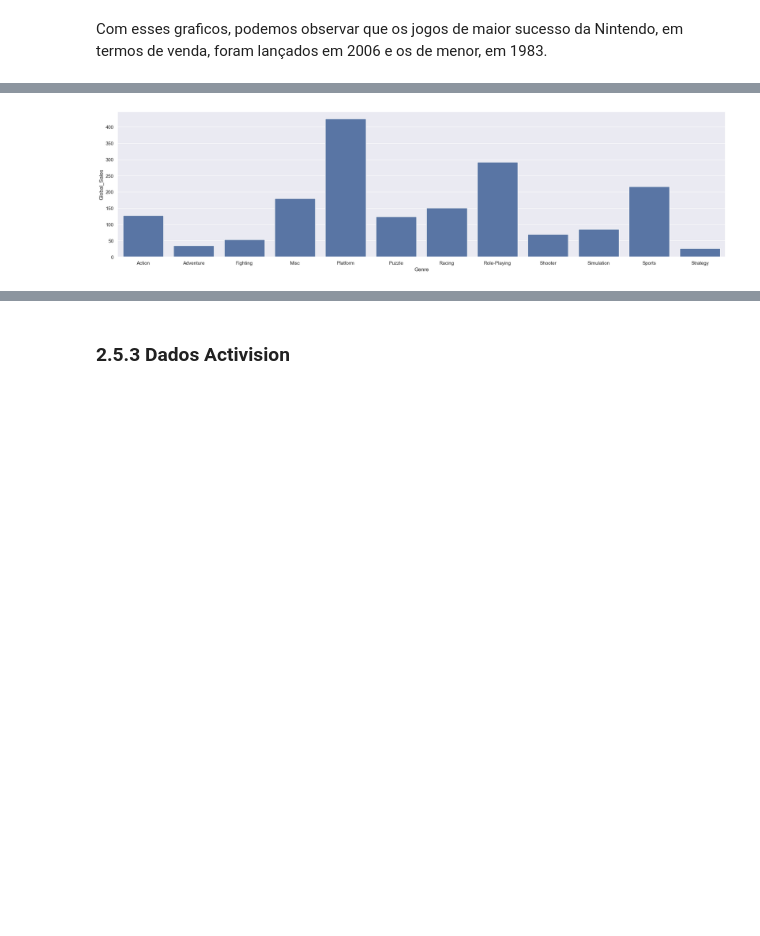
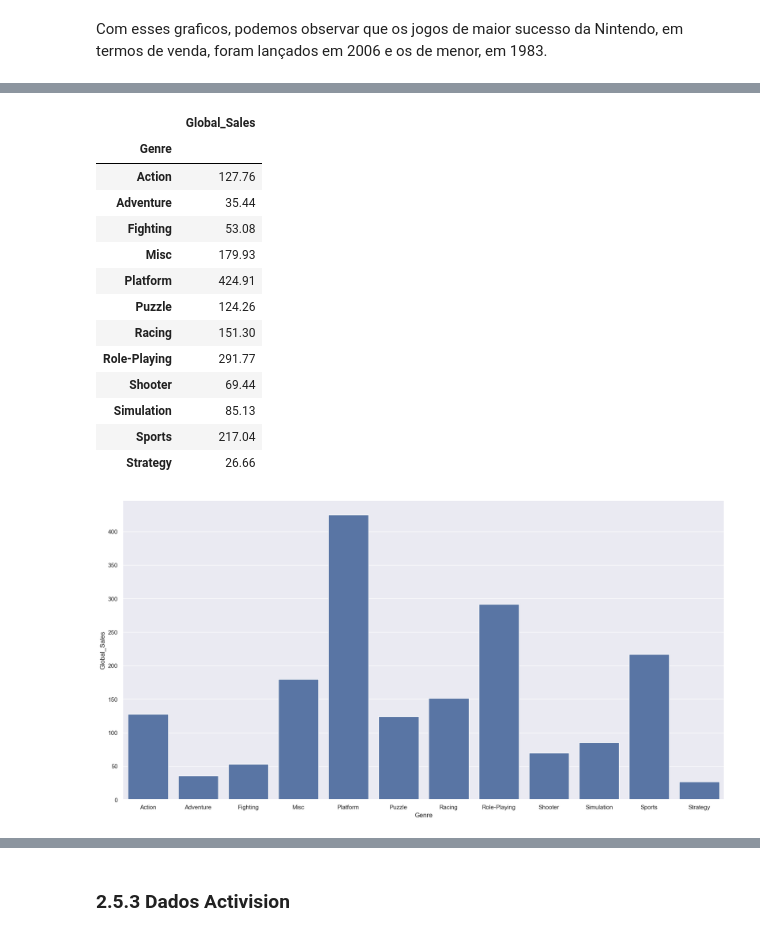
Before and after one commit to PedroMiguelCecato/ICD_Project, a Jupyter notebook: Presentatio.ipynb, the cells around one changed output, grey strips where cells are left out. Saved outputs shown, nothing was run; the diff lists cells and outputs as text; code cells hidden in the pictures; blank space fills up the shorter version.

```diff
--- a/Presentatio.ipynb
+++ b/Presentatio.ipynb
@@ -28,6 +28,8 @@ import pandas as pd
 import numpy as np
 import seaborn as sns
 import matplotlib.pyplot as plt
+
+sns.set(rc={'figure.figsize':(20,10)})
 # %% [markdown]
 ## 2.2 Dados em análise
 <p>
@@ -524,11 +526,26 @@ plt.show()
 # %%
 # Analisando vendas por gênero
 Nintendo_Genre_Sales = NintendoSales_df[['Genre', 'Global_Sales']].groupby('Genre').sum()
+display(Nintendo_Genre_Sales)
 
 sns.barplot(data=Nintendo_Genre_Sales, x='Genre', y='Global_Sales')
 plt.show()
 # %% [output]
+|  | Global_Sales |
+| Genre |  |
+| Action | 127.76 |
+| Adventure | 35.44 |
+| Fighting | 53.08 |
+| Misc | 179.93 |
+| Platform | 424.91 |
+| Puzzle | 124.26 |
+| Racing | 151.30 |
+| Role-Playing | 291.77 |
+| Shooter | 69.44 |
+| Simulation | 85.13 |
+| Sports | 217.04 |
+| Strategy | 26.66 |
-[figure, old version]
+[figure, new version]
 # %%
 # Analisando os jogos mais vendidos da Nintendo
 Nintendo_MSales = NintendoSales_df.sort_values('Global_Sales', ascending=False)
```
Also changed, not shown: parts of 13 cells of this notebook.
